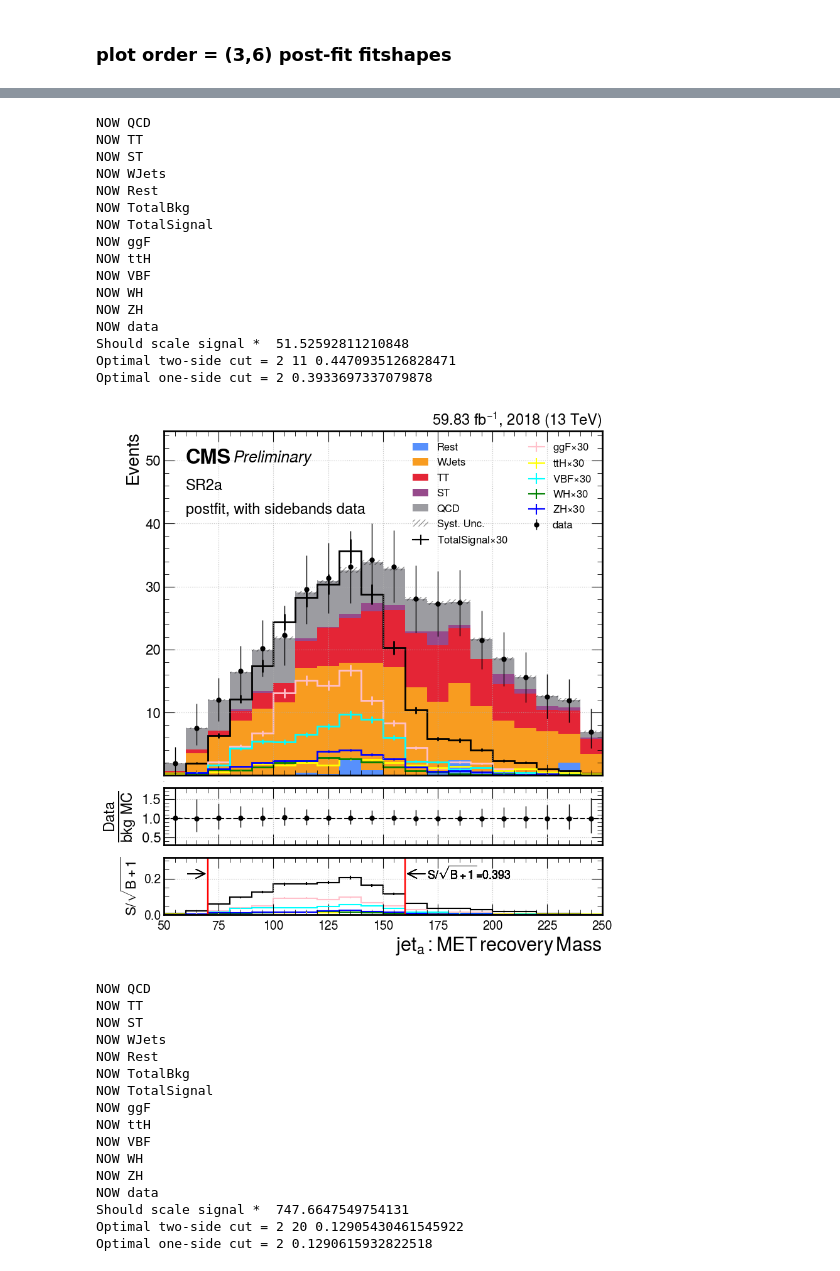
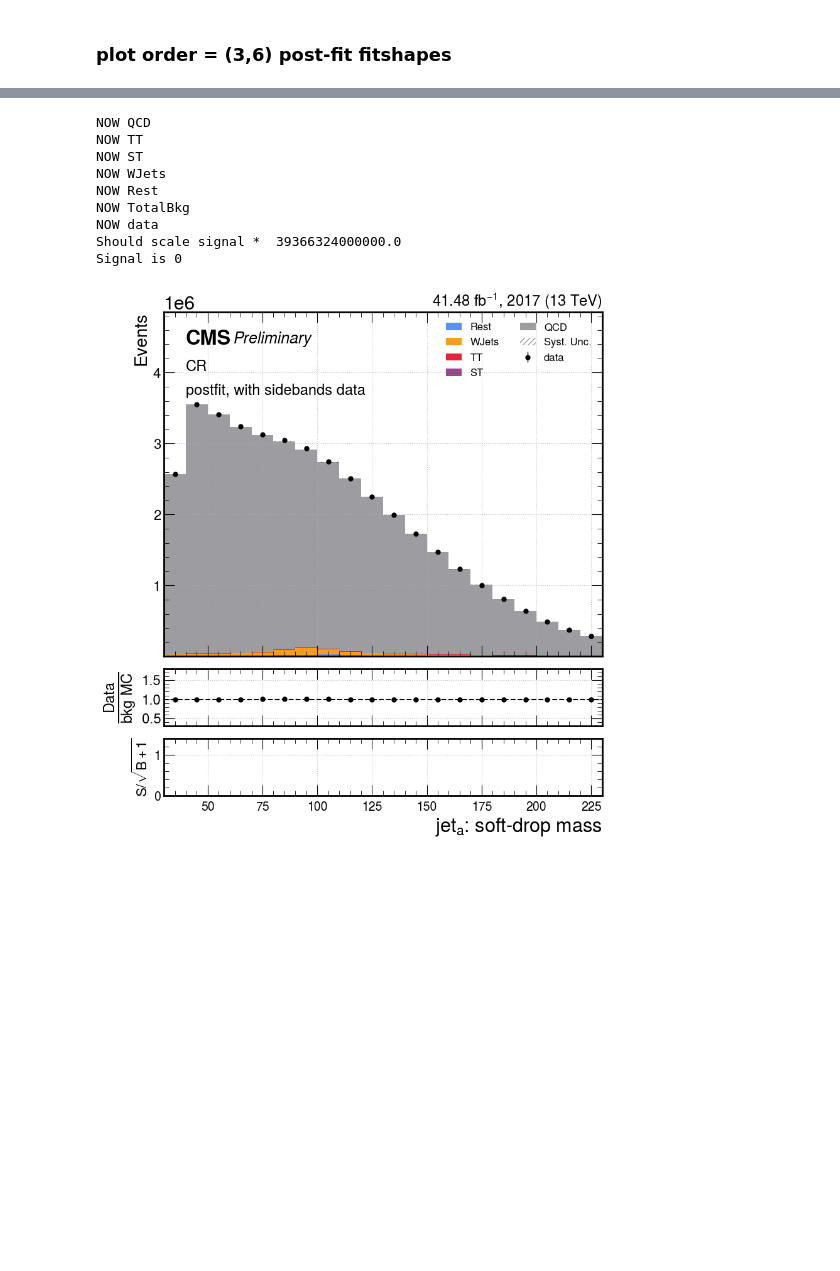
Before and after one commit to lyazj/Wcb, a Jupyter notebook: postprocessing/fitshapes.ipynb, the cells around one changed output, grey strips where cells are left out. Cells and saved outputs as stored; diff of their text form; code cells hidden in the pictures; blank space fills up the shorter version.

Commit message:
update fitshapes

```diff
--- a/postprocessing/fitshapes.ipynb
+++ b/postprocessing/fitshapes.ipynb
@@ -59,7 +57,7 @@ _ = os.system(f"mkdir -p {plot_dir}")
 ### Define combine datacards path
 # %%
 # cards_dir = f"../combine/combination/full_datacards"
-cards_dir = f"../combine/cards/2018/nTFa_3_nTFb_6"
+cards_dir = f"../combine/cards/{YEAR}/nTF1_4_nTF2_4_nTF3_4"
 # %% [markdown]
 ### plot setting
 # %%
@@ -217,7 +215,7 @@ def load_fitshapes(cards_dir = cards_dir, region = "SR1a", reg_str = "_postfit")
     }
     name_dict_bkg = {
         #bkg
-        "QCD"  :"CMS_HWW_boosted_qcd_datadriven",
+        "QCD"  :"CMS_Wcb_boosted_qcd_datadriven",
         "TT"   :"ttbar",
         "ST"   :"single_top",
         "WJets":"wjets",
@@ -227,12 +225,7 @@ def load_fitshapes(cards_dir = cards_dir, region = "SR1a", reg_str = "_postfit")
     }
     name_dict_sig = {
         #sig
-        "TotalSignal":"TotalSig",
-        "ggF"        :'ggF',
-        "ttH"        :"ttH",
-        "VBF"        :"VBF",
-        "WH"         :"WH",
-        "ZH"         :"ZH",
+        "Signal":"TotalSig",
     }
     name_dict = {**name_dict_bkg , **name_dict_sig , **name_dict_data}
     files_value = {process : {} for process in name_dict}
@@ -242,12 +235,12 @@ def load_fitshapes(cards_dir = cards_dir, region = "SR1a", reg_str = "_postfit")
     name_dict_tmp = {**name_dict_bkg , **name_dict_data} if region.startswith("CR") else name_dict
     for process in name_dict_tmp:
         print("NOW",process)
-        files_value[process],files_var[process] = read_root(filename = f"{cards_dir}/FitShapesAsimov.root",region = region + reg_str, process = name_dict_tmp[process])
+        files_value[process],files_var[process] = read_root(filename = f"{cards_dir}/FitShapes.root",region = region + reg_str, process = name_dict_tmp[process])
         # print("done",region, process)
     if region.startswith("CR"):
         for process_tmp in name_dict_sig :
             #random samples to extract the bins info
-            value_eg, var_eg = read_root(filename = f"{cards_dir}/FitShapesAsimov.root",region = "SR1a" + reg_str, process = "ttbar")
+            value_eg, var_eg = read_root(filename = f"{cards_dir}/FitShapes.root",region = "SR1" + reg_str, process = "ttbar")
             files_value[process_tmp],files_var[process_tmp] = np.zeros_like(value_eg),np.zeros_like(var_eg)
             # print("done",region, process_tmp)
     return files_value,files_var
@@ -276,12 +269,7 @@ def fitshapes_plot(arrays,arrays_var, plot_name: str, x_name: str, region = 'PS'
     BKG = ["QCD","TT","ST","WJets","Rest"]
     name_dict_sig = {
         #sig
-        "TotalSignal":"TotalSig",
-        "ggF"        :'ggF',
-        "ttH"        :"ttH",
-        "VBF"        :"VBF",
-        "WH"         :"WH",
-        "ZH"         :"ZH",
+        "Signal":"TotalSig",
     }
     for (k,v) in arrays.items():
         # print(k)
@@ -299,8 +287,8 @@ def fitshapes_plot(arrays,arrays_var, plot_name: str, x_name: str, region = 'PS'
             individual['h'][k] = h
             individual['var'][k] = var
     #plot
-    SIG_COLOR={'TotalSignal': 'black',"ggF":"pink","WH":"green","ZH":"blue","ttH":"yellow","VBF":"aqua"}
-    SIG_DECO_COLOR = {'TotalSignal': 'black',r"$H^{4q}$":"green",r"$H^{3q}$":"orange","W":"blue","top":"purple","Z":"yellow",r"$H^{lqq}$":"cyan","g/q":"pink","rest":"gray"}
+    SIG_COLOR={'Signal': 'black'}
+    SIG_DECO_COLOR = {'Signal': 'black'}
     ax1.plot([x_min,x_max], [1,1], color='black', linestyle='dashed')
     if len(stacked['h'].keys())>0:
         BKG_list = ["Rest","WJets","TT","ST","QCD"]
@@ -336,7 +324,7 @@ def fitshapes_plot(arrays,arrays_var, plot_name: str, x_name: str, region = 'PS'
         ax.stairs(values = bkg_h + bkg_err, baseline = bkg_h - bkg_err, edges = hist.axes[0].edges, **errps)
 
     # Scale the signal according to total BKG to make it visiable:
-    NORM_s1=np.sum(bkg_h)/(np.sum(individual["h"]["TotalSignal"])+0.000001)
+    NORM_s1=np.sum(bkg_h)/(np.sum(individual["h"]["Signal"])+0.000001)
     print("Should scale signal * ",NORM_s1)
     if                       NORM_s1>=300000: NORM_s1=300000
     elif  300000>NORM_s1 and NORM_s1>=100000: NORM_s1= 100000
@@ -393,7 +381,7 @@ def fitshapes_plot(arrays,arrays_var, plot_name: str, x_name: str, region = 'PS'
                 continue
                 #control region doesn't have signal yields
             if deco != True:
-                if k in ["TotalSignal","ggF","WH","ZH","ttH","VBF"]:
+                if k in ["Signal"]:
                     # err = error_bar(h, individual['var'][k], type='mc')
 
                     #directly use the unc from combine output
@@ -403,7 +391,7 @@ def fitshapes_plot(arrays,arrays_var, plot_name: str, x_name: str, region = 'PS'
                     # for signal, just keep the original unc style
                     hep.histplot(y, bins=hist.axes[0].edges, yerr=err/np.sqrt(bkg_h+1), label=k, histtype='step', density=density, stack=False, ax=ax2, color=SIG_COLOR[k])
 
-            if k == "TotalSignal":
+            if k == "Signal":
                 best_lower, best_upper, best_s_sqrt_b = optimalcut(h,bkg_h)
                 print("Optimal two-side cut =",best_lower, best_upper, best_s_sqrt_b)
                 best_cut, best_s_sqrt_b = optimalcut_oneside(h,bkg_h)
@@ -479,16 +467,14 @@ def fitshapes_plot(arrays,arrays_var, plot_name: str, x_name: str, region = 'PS'
 # %%
 def fitshapes_runPlots(region = "PS", reg_str = f"_{FIT}",nametext = "", othertext = "",year=f"{YEAR}"):
     arrays,arrays_var = load_fitshapes(region = region,reg_str = reg_str)
-    fitshapes_plot(arrays,arrays_var,  region = region, nametext = nametext, othertext = othertext,plot_name='MH_Reco', x_name=r'$jet_{a}:MET\, recovery\, Mass$', x_max=250, x_min=50, bins=20, year=year,deco = False)
+    fitshapes_plot(arrays,arrays_var,  region = region, nametext = nametext, othertext = othertext,plot_name='MH_Reco', x_name=r'$jet_{a}$: soft-drop mass', x_max=230, x_min=30, bins=20, year=year,deco = False)
 # %% [markdown]
 ### plot order = (3,6) post-fit fitshapes
 # %%
-fitshapes_runPlots(region = "SR1a", othertext =  f"{FIT}, with sidebands data")
-fitshapes_runPlots(region = "SR1b", othertext =  f"{FIT}, with sidebands data")
-fitshapes_runPlots(region = "CR1",   othertext = f"{FIT}, with sidebands data")
-fitshapes_runPlots(region = "SR2a", othertext =  f"{FIT}, with sidebands data")
-fitshapes_runPlots(region = "SR2b", othertext =  f"{FIT}, with sidebands data")
-fitshapes_runPlots(region = "CR2",   othertext = f"{FIT}, with sidebands data")
+fitshapes_runPlots(region = "SR1", othertext =  f"{FIT}, with sidebands data")
+fitshapes_runPlots(region = "SR2", othertext =  f"{FIT}, with sidebands data")
+fitshapes_runPlots(region = "SR3", othertext = f"{FIT}, with sidebands data")
+fitshapes_runPlots(region = "CR",  othertext = f"{FIT}, with sidebands data")
 # %% [output]
 NOW QCD
 NOW TT
@@ -542,33 +515,10 @@ ZH is 0
 NOW QCD
 NOW TT
 NOW ST
 NOW WJets
 NOW Rest
 NOW TotalBkg
-NOW TotalSignal
-NOW ggF
-NOW ttH
-NOW VBF
-NOW WH
-NOW ZH
 NOW data
-Should scale signal *  51.52592811210848
-Optimal two-side cut = 2 11 0.4470935126828471
-Optimal one-side cut = 2 0.3933697337079878
+Should scale signal *  39366324000000.0
+Signal is 0
-[figure, old version]
+[figure, new version]
-NOW QCD
-NOW TT
-NOW ST
-NOW WJets
-NOW Rest
-NOW TotalBkg
-NOW TotalSignal
-NOW ggF
-NOW ttH
-NOW VBF
-NOW WH
-NOW ZH
-NOW data
-Should scale signal *  747.6647549754131
-Optimal two-side cut = 2 20 0.12905430461545922
-Optimal one-side cut = 2 0.1290615932822518
```
Also changed, not shown: parts of 4 cells of this notebook.
